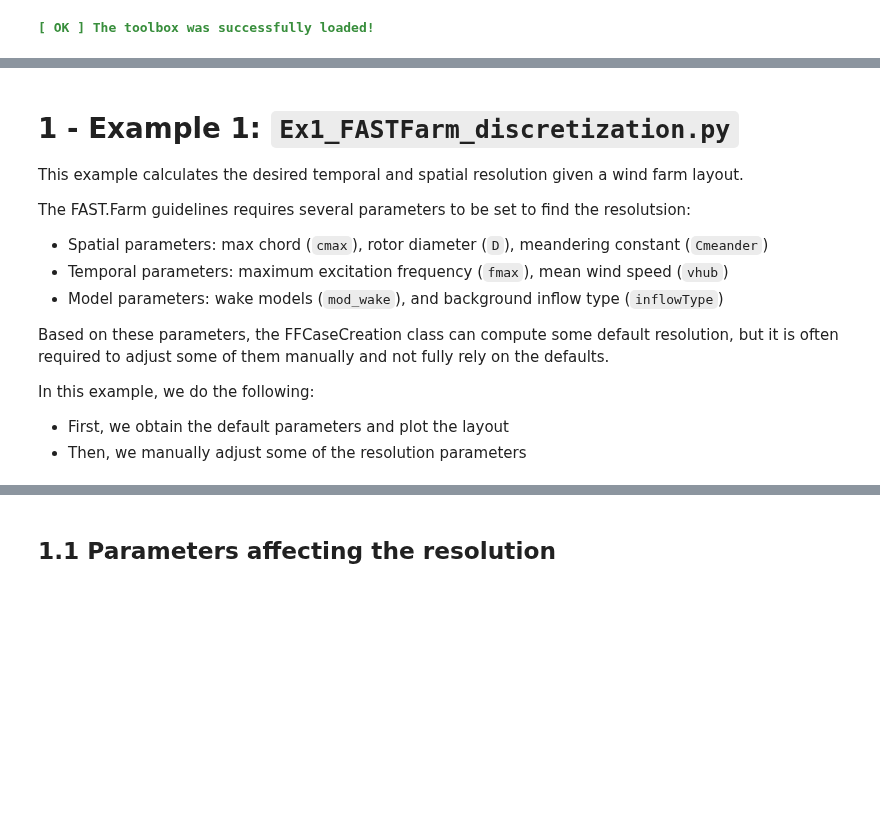
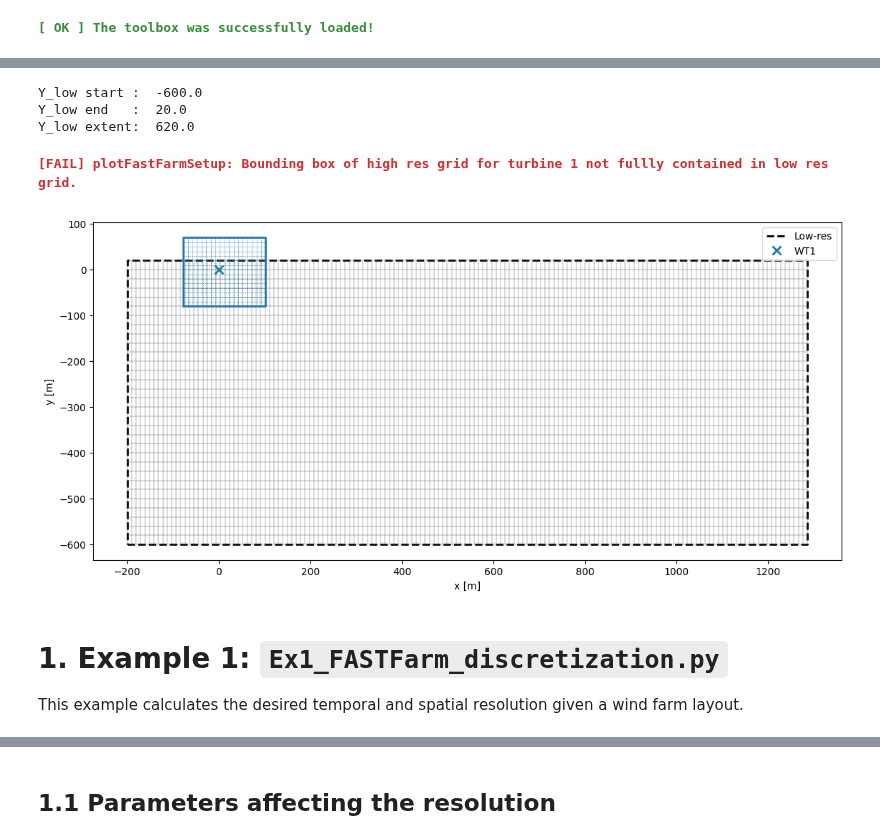
Before and after one commit to ebranlard/tmp-ff-workshop, a Jupyter notebook: examples_walkthrough_Emmanuel.ipynb, the cells around one changed output, grey strips where cells are left out. Saved outputs shown, nothing was run; the diff lists cells and outputs as text; code cells hidden in the pictures; blank space fills up the shorter version.

```diff
--- a/examples_walkthrough_Emmanuel.ipynb
+++ b/examples_walkthrough_Emmanuel.ipynb
@@ -26,0 +68,4 @@ OK('The toolbox was successfully loaded!')
+# %%
+from openfast_toolbox.io.fast_input_file import FASTInputFile
+fstf = FASTInputFile(FFfilepath)
+print('Keys available in the input file: ', fstf.keys())
@@ -26,0 +95,16 @@ OK('The toolbox was successfully loaded!')
+# %%
+# We can estimate the y-extent:
+print('Y_low start : ', fstf['Y0_Low'])
+print('Y_low end   : ', fstf['Y0_Low']+fstf['dY_Low']*fstf['NY_Low'])
+print('Y_low extent: ', fstf['dY_Low']*fstf['NY_Low'])
+# %% [output]
+Y_low start :  -600.0
+Y_low end   :  20.0
+Y_low extent:  620.0
+# %%
+# Let's modify the low resolution inputs so that it's centered about the y=0 line:
+fstf['NY_Low'] = 31  # Can you find the value such that the low-res box is centered about the y=0 line?
+fig = plotFastFarmSetup(fstf)
+# %% [output]
+[FAIL] plotFastFarmSetup: Bounding box of high res grid for turbine 1 not fullly contained in low res grid.
+[figure, added]
@@ -27,15 +114,4 @@ OK('The toolbox was successfully loaded!')
 # %% [markdown]
-# 1 - Example 1: `Ex1_FASTFarm_discretization.py`
+# 1. Example 1: `Ex1_FASTFarm_discretization.py`
 
 This example calculates the desired temporal and spatial resolution given a wind farm layout.
-
-The FAST.Farm guidelines requires several parameters to be set to find the resolutsion:
- - Spatial parameters: max chord (`cmax`), rotor diameter (`D`), meandering constant (`Cmeander`)
- - Temporal parameters: maximum excitation frequency (`fmax`), mean wind speed (`vhub`)
- - Model parameters: wake models (`mod_wake`), and background inflow type (`inflowType`)
-
-Based on these parameters, the FFCaseCreation class can compute some default resolution, but it is often required to adjust some of them manually and not fully rely on the defaults.
-
-In this example, we do the following:
-- First, we obtain the default parameters and plot the layout
-- Then, we manually adjust some of the resolution parameters
```
Also changed, not shown: parts of 73 cells of this notebook, 11 other files.
